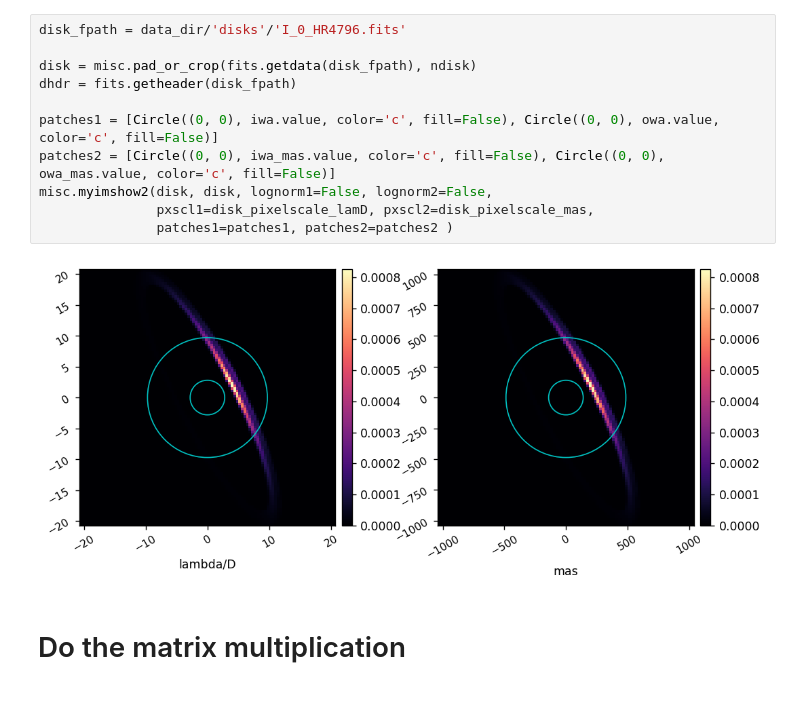
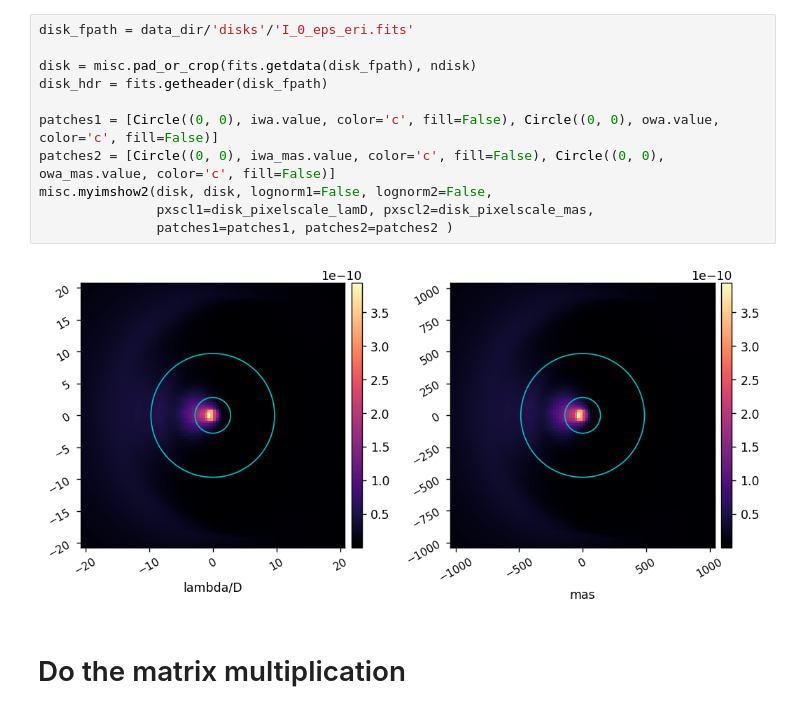
Before and after one commit to kian1377/disk-processing, a Jupyter notebook: band1_run_disk_simulation.ipynb, the cells around one changed output. Drawn from its saved outputs; the diff is of its cells as text.

```diff
--- a/band1_run_disk_simulation.ipynb
+++ b/band1_run_disk_simulation.ipynb
@@ -57,16 +56,16 @@ owa_mas = owa*mas_per_lamD
 # %%
-disk_fpath = data_dir/'disks'/'I_0_HR4796.fits'
+disk_fpath = data_dir/'disks'/'I_0_eps_eri.fits'
 
 disk = misc.pad_or_crop(fits.getdata(disk_fpath), ndisk)
-dhdr = fits.getheader(disk_fpath)
+disk_hdr = fits.getheader(disk_fpath)
 
 patches1 = [Circle((0, 0), iwa.value, color='c', fill=False), Circle((0, 0), owa.value, color='c', fill=False)]
 patches2 = [Circle((0, 0), iwa_mas.value, color='c', fill=False), Circle((0, 0), owa_mas.value, color='c', fill=False)]
 misc.myimshow2(disk, disk, lognorm1=False, lognorm2=False,
                pxscl1=disk_pixelscale_lamD, pxscl2=disk_pixelscale_mas,
                patches1=patches1, patches2=patches2 )
 # %% [output]
-[figure, old version]
+[figure, new version]
 # %% [markdown]
 # Do the matrix multiplication
 # %%
```
Also changed, not shown: parts of 5 cells of this notebook.
